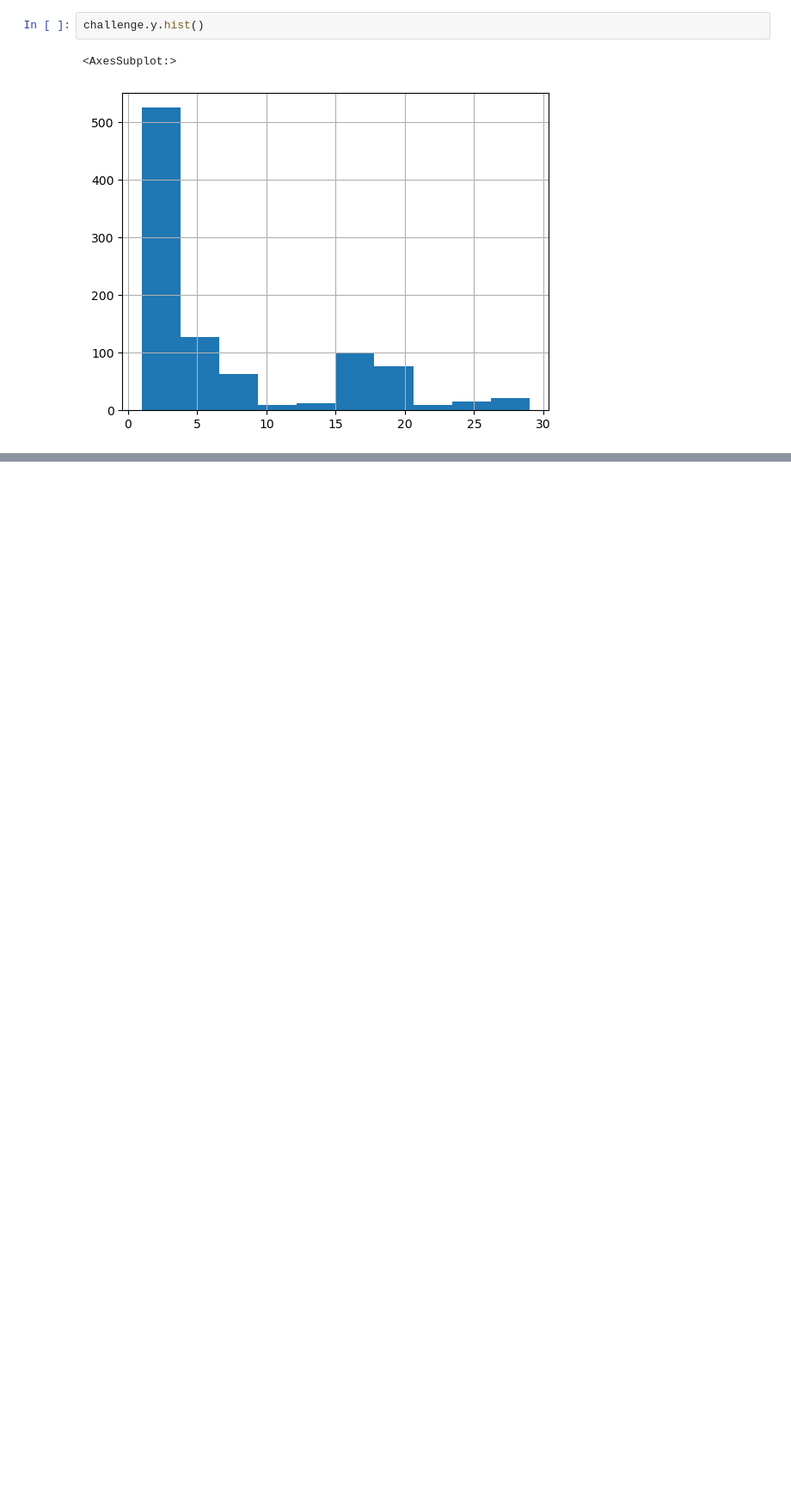
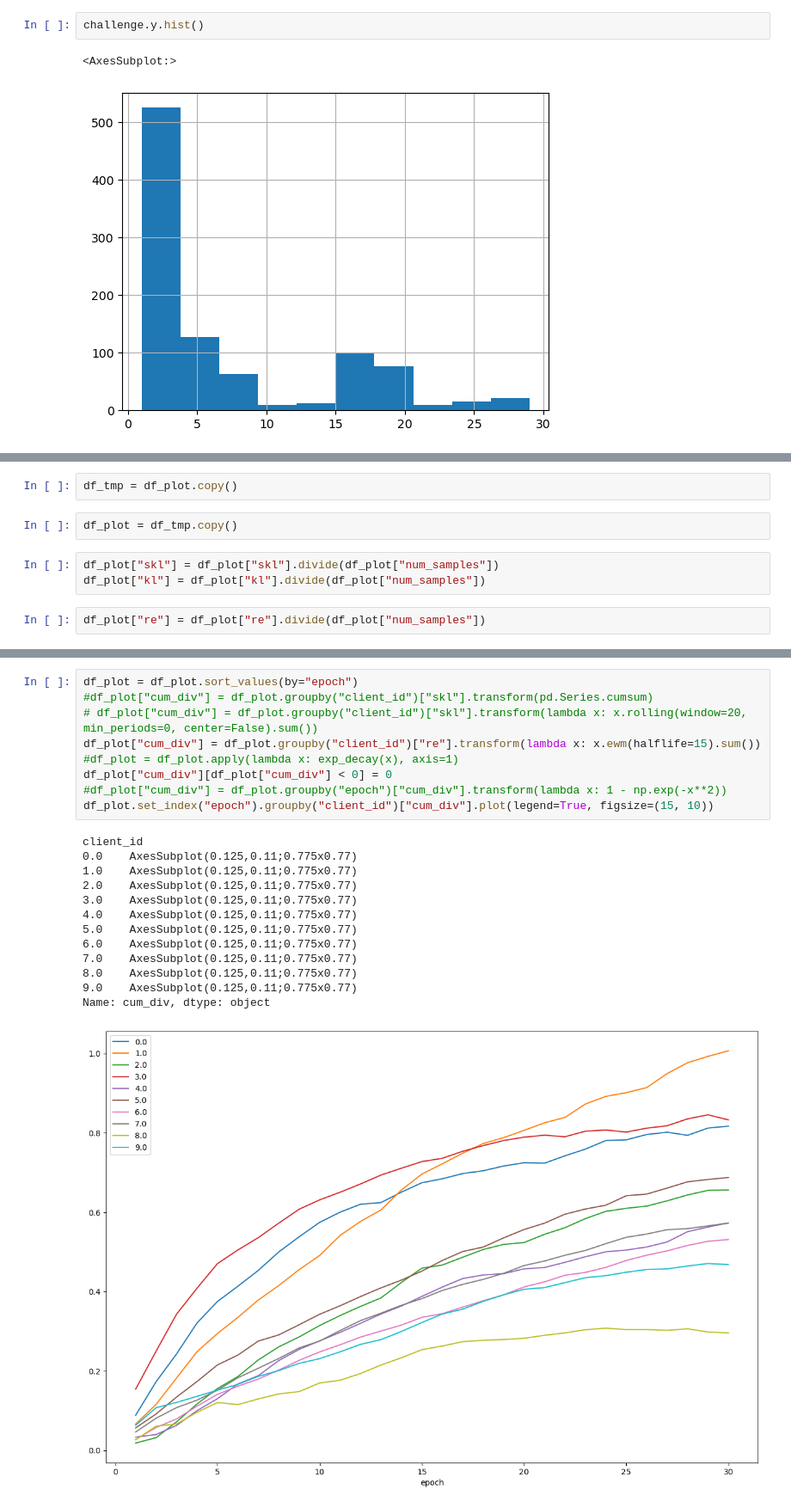
Before and after one commit to a-ayad/Split_ECG_Classification, a Jupyter notebook: density_diff.ipynb, the cells around one changed output, grey strips where cells are left out. Shown at 86% size. Drawn from its saved outputs; the diff is of its cells as text; blank space fills up the shorter version.

```diff
--- a/density_diff.ipynb
+++ b/density_diff.ipynb
@@ -566,0 +885,9 @@ challenge.y.hist()
+# %%
+df_tmp = df_plot.copy()
+# %%
+df_plot = df_tmp.copy()
+# %%
+df_plot["skl"] = df_plot["skl"].divide(df_plot["num_samples"])
+df_plot["kl"] = df_plot["kl"].divide(df_plot["num_samples"])
+# %%
+df_plot["re"] = df_plot["re"].divide(df_plot["num_samples"])
@@ -566,0 +910,23 @@ challenge.y.hist()
+# %%
+df_plot = df_plot.sort_values(by="epoch")
+#df_plot["cum_div"] = df_plot.groupby("client_id")["skl"].transform(pd.Series.cumsum)
+# df_plot["cum_div"] = df_plot.groupby("client_id")["skl"].transform(lambda x: x.rolling(window=20, min_periods=0, center=False).sum())
+df_plot["cum_div"] = df_plot.groupby("client_id")["re"].transform(lambda x: x.ewm(halflife=15).sum())
+#df_plot = df_plot.apply(lambda x: exp_decay(x), axis=1)
+df_plot["cum_div"][df_plot["cum_div"] < 0] = 0
+#df_plot["cum_div"] = df_plot.groupby("epoch")["cum_div"].transform(lambda x: 1 - np.exp(-x**2))
+df_plot.set_index("epoch").groupby("client_id")["cum_div"].plot(legend=True, figsize=(15, 10))
+# %% [output]
+client_id
+0.0    AxesSubplot(0.125,0.11;0.775x0.77)
+1.0    AxesSubplot(0.125,0.11;0.775x0.77)
+2.0    AxesSubplot(0.125,0.11;0.775x0.77)
+3.0    AxesSubplot(0.125,0.11;0.775x0.77)
+4.0    AxesSubplot(0.125,0.11;0.775x0.77)
+5.0    AxesSubplot(0.125,0.11;0.775x0.77)
+6.0    AxesSubplot(0.125,0.11;0.775x0.77)
+7.0    AxesSubplot(0.125,0.11;0.775x0.77)
+8.0    AxesSubplot(0.125,0.11;0.775x0.77)
+9.0    AxesSubplot(0.125,0.11;0.775x0.77)
+Name: cum_div, dtype: object
+[figure, added]
```
Also changed, not shown: parts of 26 cells of this notebook, 8 other files.
